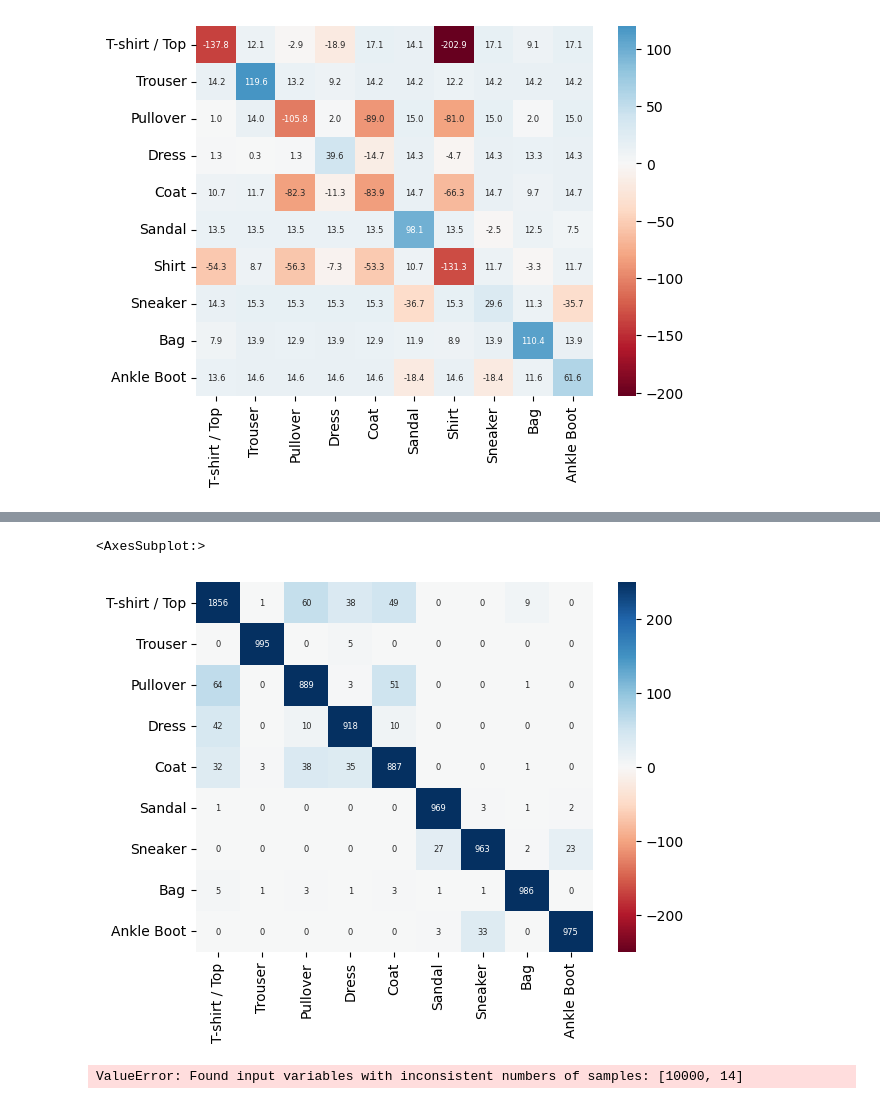
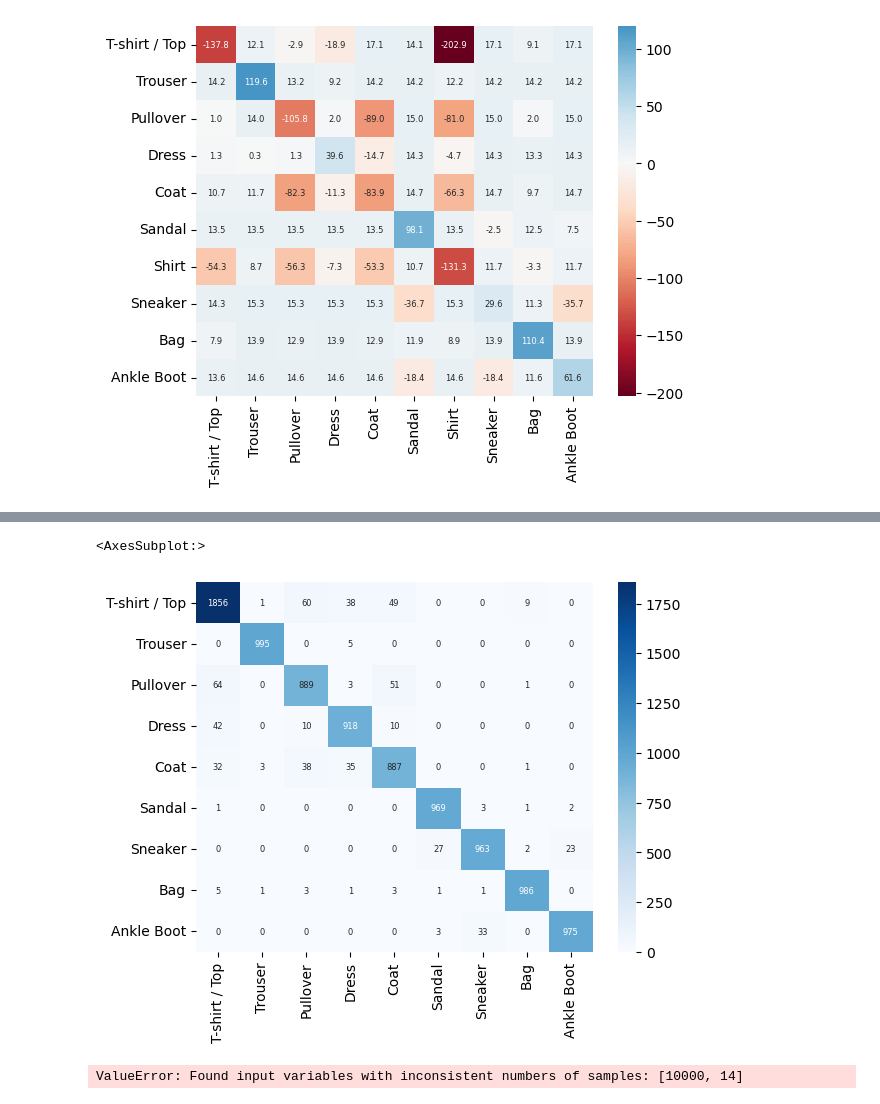
Before and after one commit to datascience-mobi-2023/topic01_team04, a Jupyter notebook: RäuberHotzenPLOTS.ipynb, the cells around one changed output, grey strips where cells are left out. Drawn from its saved outputs; the diff is of its cells as text; code cells hidden in the pictures.

```diff
--- a/RäuberHotzenPLOTS.ipynb
+++ b/RäuberHotzenPLOTS.ipynb
@@ -224,7 +224,7 @@ acc = np.sum(y_pred == label_test)/ len(label_test)
 
 # conf_df = round(conf_df*100 / conf_df.sum(axis=1),2)
 #print(conf_df)
-sns.heatmap(conf_df, annot=True, cmap= "RdBu", annot_kws={"fontsize":6},fmt="d",center=0,vmax=250,vmin=-250)
+sns.heatmap(conf_df, annot=True, cmap="Blues", annot_kws={"fontsize":6},fmt="d")
 
 #sns.heatmap(conf_df, annot=True, cmap='RdYlGn')
 # %% [output]
@@ -232,5 +232,5 @@ sns.heatmap(conf_df, annot=True, cmap= "RdBu", annot_kws={"fontsize":6},fmt="d",
 <AxesSubplot:>
-[figure, old version]
+[figure, new version]
 # %%
 listprec = []
 listrec = []
```
Also changed, not shown: parts of 2 cells of this notebook, 2 other files.
